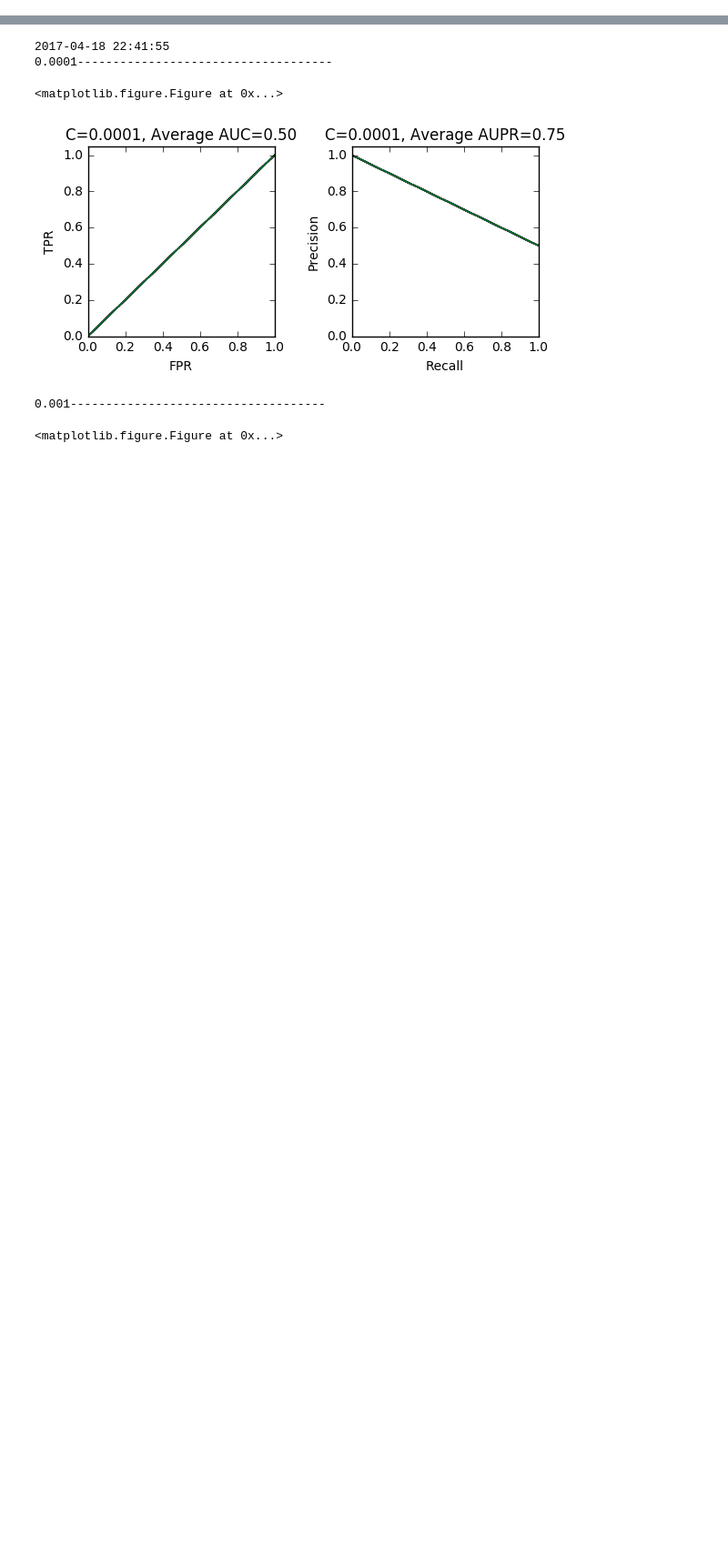
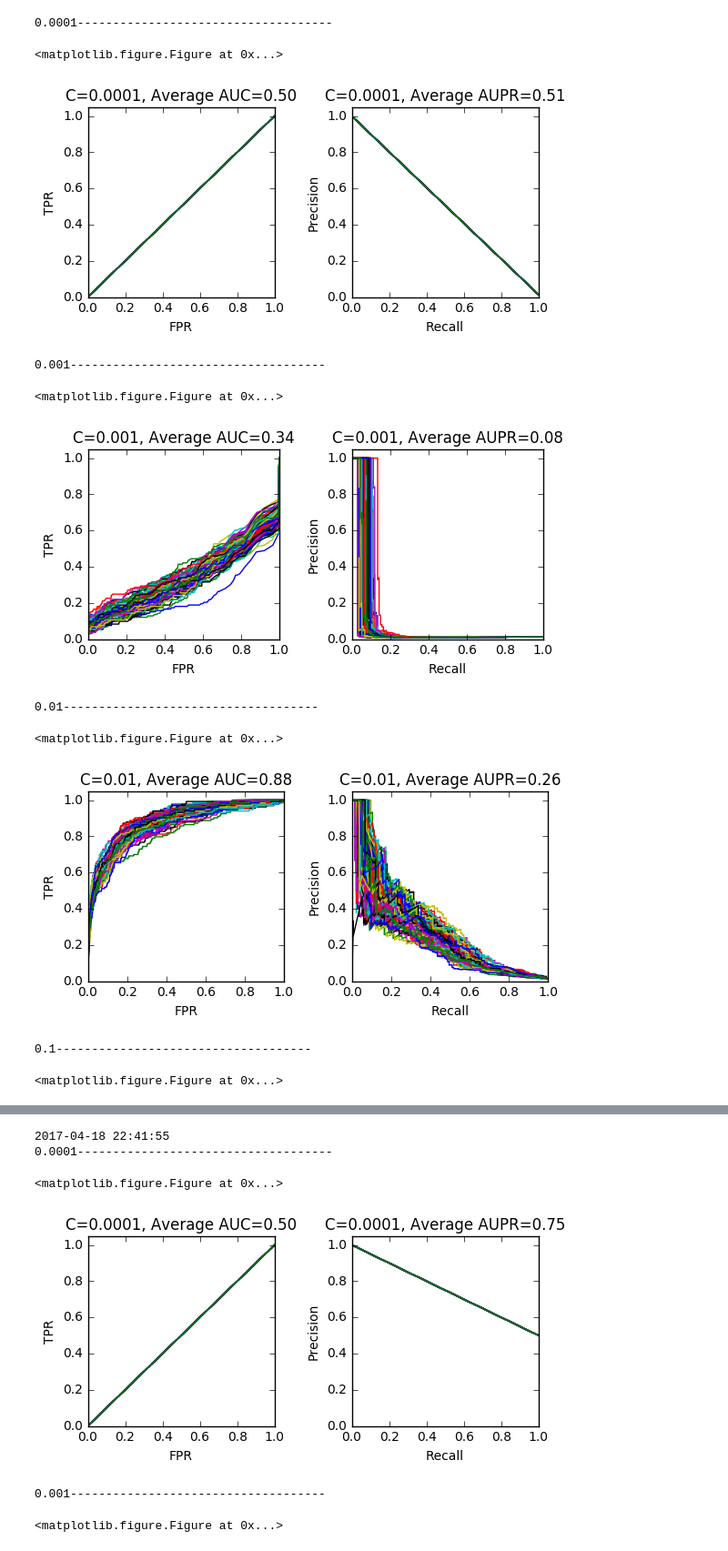
Before and after one commit to cas4070/GIST_project, a Jupyter notebook: Drug_Repositioning/8_new_training/4_PREDICT_descriptor/4_1_LR_training.ipynb, the cells around one changed output, grey strips where cells are left out. Shown at 91% size. Saved outputs shown, nothing was run; the diff lists cells and outputs as text; code cells hidden in the pictures; blank space fills up the shorter version.

Commit message:
Run Logistic regression using similarity based descriptor. Same function was reimplemented at \8_new_training\5_Final\3_1_LR(sim)_original

```diff
--- a/Drug_Repositioning/8_new_training/4_PREDICT_descriptor/4_1_LR_training.ipynb
+++ b/Drug_Repositioning/8_new_training/4_PREDICT_descriptor/4_1_LR_training.ipynb
@@ -165,3 +166,53 @@ def write_output(fd, write_results, user_c):
     fd.write("  Precision avg : {}\r\n".format(write_results['precision']))
     fd.write("  Recall avg : {}\r\n".format(write_results['recall']))
     fd.write("confusion amtrix : {}\r\n".format(write_results['confusion_matrix']))
+# %%
+# LogsiticRegression_K_fold_grpah + 파일 입출력 2017.4.21.
+# PREDICT similarity based descriptor
+print datetime.now().strftime('%Y-%m-%d %H:%M:%S')
+path = '/home/share/aschoi/nas/users/asolchoi/data/Drug_Repositioning/8_new_training/5_final/'
+with open(path + "3_LR(sim)_training_10-fold.txt", 'w') as fd :
+    fd.write("<10 times independent test : undersampling>\r\n")
+    param_results = {0.0001:[], 0.001:[], 0.01:[], 0.1:[], 1:[], 10:[], 100:[], 1000:[], 10000:[]}
+    draw_total = {0.0001:[], 0.001:[], 0.01:[], 0.1:[], 1:[], 10:[], 100:[], 1000:[], 10000:[]}
+    independent_count = 10 # independent test 하고 싶은 횟수, 횟수만큼 랜덤 추출 하여 k-fold cv를 돌린다.
+    k = 10 # k-fold cv
+    for i in range(independent_count):
+        #x_resampled, y_resampled = rus.fit_sample(x_whole_data, y_whole_data)
+        for user_c in [0.0001, 0.001, 0.01, 0.1, 1, 10, 100, 1000, 10000]:
+            folds_results, draw_results = Logistic_Regression_K_fold_graph(x_whole_data, y_whole_data, k, user_c)
+            avg_result = average_result(folds_results) # parameter 별로 K-fold한 결과와 average를 구한다.
+            param_results[user_c].append(avg_result) # parameter 별로 indepedent 결과 저장한다.
+            draw_total[user_c].append(draw_results)
+
+    final_param_results = {0.0001:[], 0.001:[], 0.01:[], 0.1:[], 1:[], 10:[], 100:[], 1000:[], 10000:[]}
+    for user_c in [0.0001, 0.001, 0.01, 0.1, 1, 10, 100, 1000, 10000]: #independent 결과를 parameter별로 평균 낸다.
+        indep_results = independent_results(param_results[user_c])
+        final_param_results[user_c] = final_results(indep_results)
+        draw_plot(draw_total[user_c], final_param_results[user_c], user_c)
+        write_output(fd, final_param_results[user_c], user_c)
+    print datetime.now().strftime('%Y-%m-%d %H:%M:%S')
+
+    fd.write("\r\n\r\n<no independent test -> no undersampling>\r\n")
+    param_results = {0.0001:[], 0.001:[], 0.01:[], 0.1:[], 1:[], 10:[], 100:[], 1000:[], 10000:[]}
+    draw_total = {0.0001:[], 0.001:[], 0.01:[], 0.1:[], 1:[], 10:[], 100:[], 1000:[], 10000:[]}
+    independent_count = 1 # independent test 하고 싶은 횟수, 횟수만큼 랜덤 추출 하여 k-fold cv를 돌린다.
+    k = 10 # k-fold cv
+    for i in range(independent_count):
+        #x_resampled, y_resampled = rus.fit_sample(x_whole_data, y_whole_data)
+        for user_c in [0.0001, 0.001, 0.01, 0.1, 1, 10, 100, 1000, 10000]:
+            folds_results, draw_results = Logistic_Regression_K_fold_graph(x_whole_data, y_whole_data, k, user_c)
+            #folds_results, draw_results = Logistic_Regression_K_fold_graph(x_resampled, y_resampled, k, user_c)
+            avg_result = average_result(folds_results) # parameter 별로 K-fold한 결과와 average를 구한다.
+            param_results[user_c].append(avg_result) # parameter 별로 indepedent 결과 저장한다.
+            draw_total[user_c].append(draw_results)
+
+    final_param_results = {0.0001:[], 0.001:[], 0.01:[], 0.1:[], 1:[], 10:[], 100:[], 1000:[], 10000:[]}
+    for user_c in [0.0001, 0.001, 0.01, 0.1, 1, 10, 100, 1000, 10000]: #independent 결과를 parameter별로 평균 낸다.
+        indep_results = independent_results(param_results[user_c])
+        final_param_results[user_c] = final_results(indep_results)
+        draw_plot(draw_total[user_c],
+                  final_param_results[user_c], user_c)
+        write_output(fd, final_param_results[user_c], user_c)
+    print datetime.now().strftime('%Y-%m-%d %H:%M:%S')
+# %% [output]
@@ -167,0 +220,11 @@ def write_output(fd, write_results, user_c):
+0.0001------------------------------------
+<matplotlib.figure.Figure at 0x...>
+[figure, added]
+0.001------------------------------------
+<matplotlib.figure.Figure at 0x...>
+[figure, added]
+0.01------------------------------------
+<matplotlib.figure.Figure at 0x...>
+[figure, added]
+0.1------------------------------------
+<matplotlib.figure.Figure at 0x...>
```
Also changed, not shown: parts of 2 cells of this notebook.
